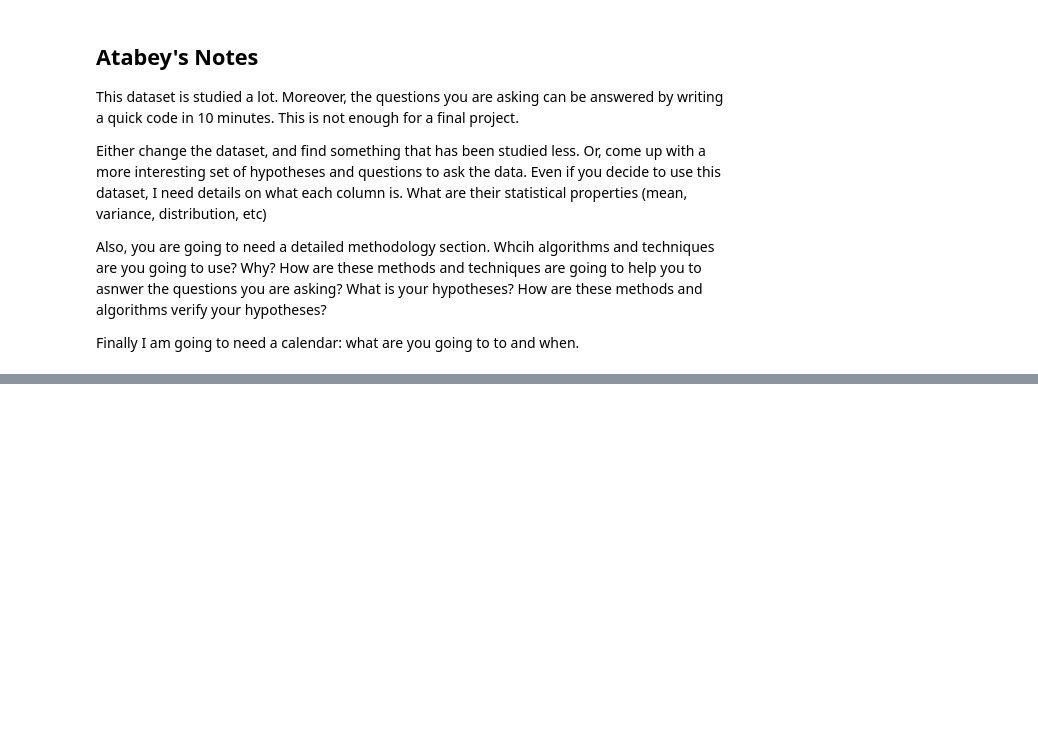
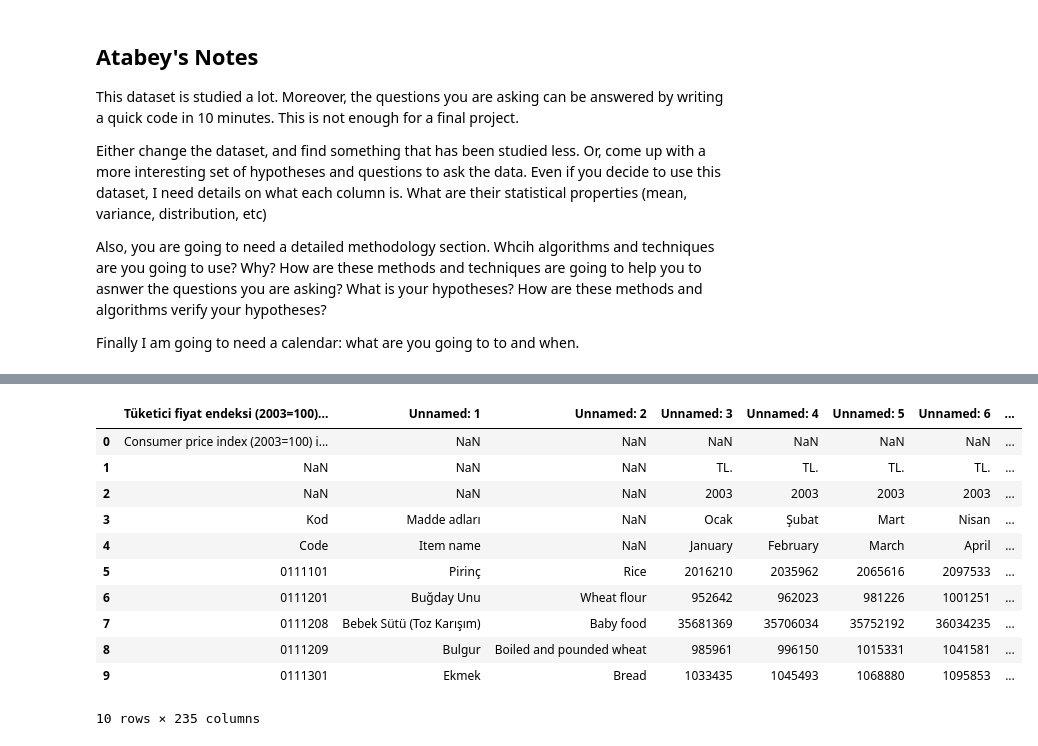
Before and after one commit to kayabo19/Average-Food-Price-Analysis, a Jupyter notebook: Final_Project_Proposal.ipynb, the cells around one changed output, grey strips where cells are left out. Drawn from its saved outputs; the diff is of its cells as text; code cells hidden in the pictures; blank space fills up the shorter version.

```diff
--- a/Final_Project_Proposal.ipynb
+++ b/Final_Project_Proposal.ipynb
@@ -74,0 +62,16 @@ Finally I am going to need a calendar: what are you going to to and when.
+# %%
+data=pd.read_excel("./data/madde sepeti ve ortalama madde fiyatlari (turkiye).xls")
+data.head(10)
+# %% [output]
+|  | Tüketici fiyat endeksi (2003=100)... | Unnamed: 1 | Unnamed: 2 | Unnamed: 3 | Unnamed: 4 | Unnamed: 5 | Unnamed: 6 | ... |
+| 0 | Consumer price index (2003=100) i... | NaN | NaN | NaN | NaN | NaN | NaN | ... |
+| 1 | NaN | NaN | NaN | TL. | TL. | TL. | TL. | ... |
+| 2 | NaN | NaN | NaN | 2003 | 2003 | 2003 | 2003 | ... |
+| 3 | Kod | Madde adları | NaN | Ocak | Şubat | Mart | Nisan | ... |
+| 4 | Code | Item name | NaN | January | February | March | April | ... |
+| 5 | 0111101 | Pirinç | Rice | 2016210 | 2035962 | 2065616 | 2097533 | ... |
+| 6 | 0111201 | Buğday Unu | Wheat flour | 952642 | 962023 | 981226 | 1001251 | ... |
+| 7 | 0111208 | Bebek Sütü (Toz Karışım) | Baby food | 35681369 | 35706034 | 35752192 | 36034235 | ... |
+| 8 | 0111209 | Bulgur | Boiled and pounded wheat | 985961 | 996150 | 1015331 | 1041581 | ... |
+| 9 | 0111301 | Ekmek | Bread | 1033435 | 1045493 | 1068880 | 1095853 | ... |
+10 rows × 235 columns
```
Also changed, not shown: parts of 17 cells of this notebook, 2 other files.
